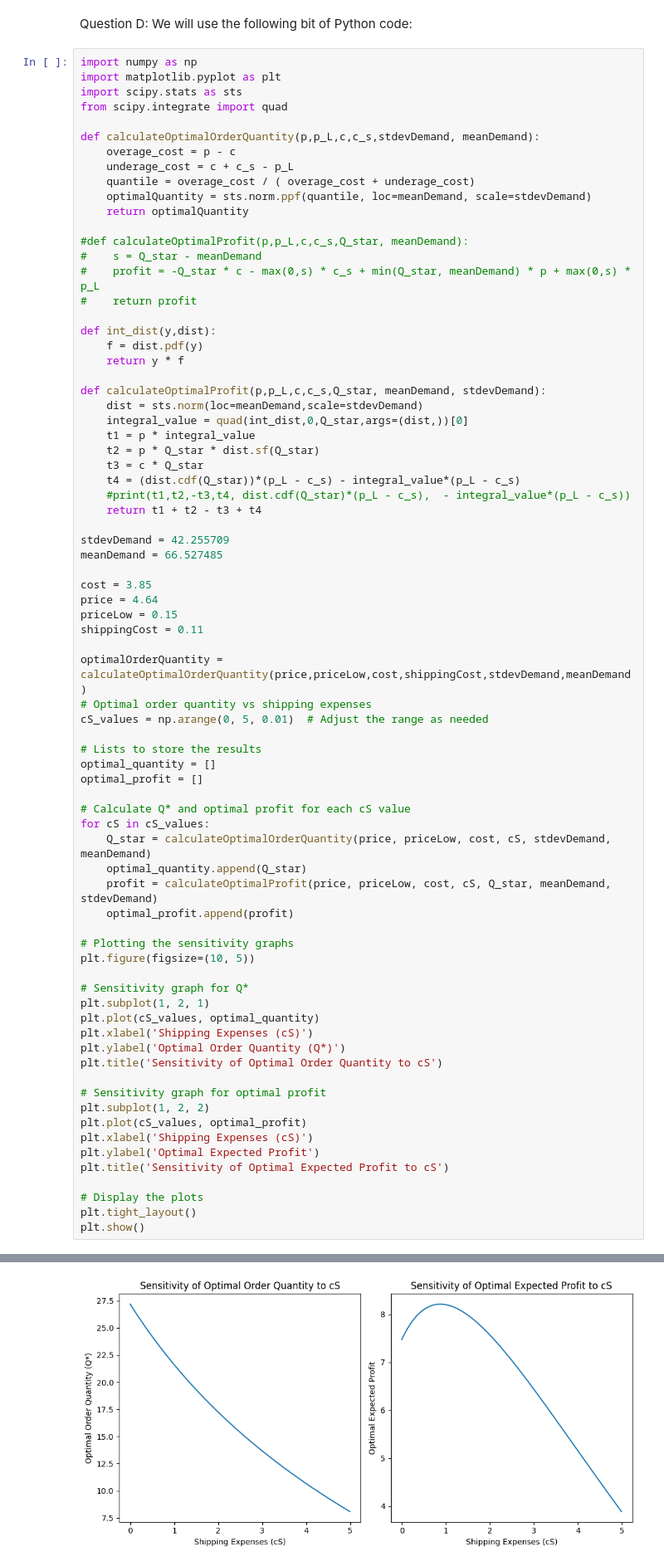
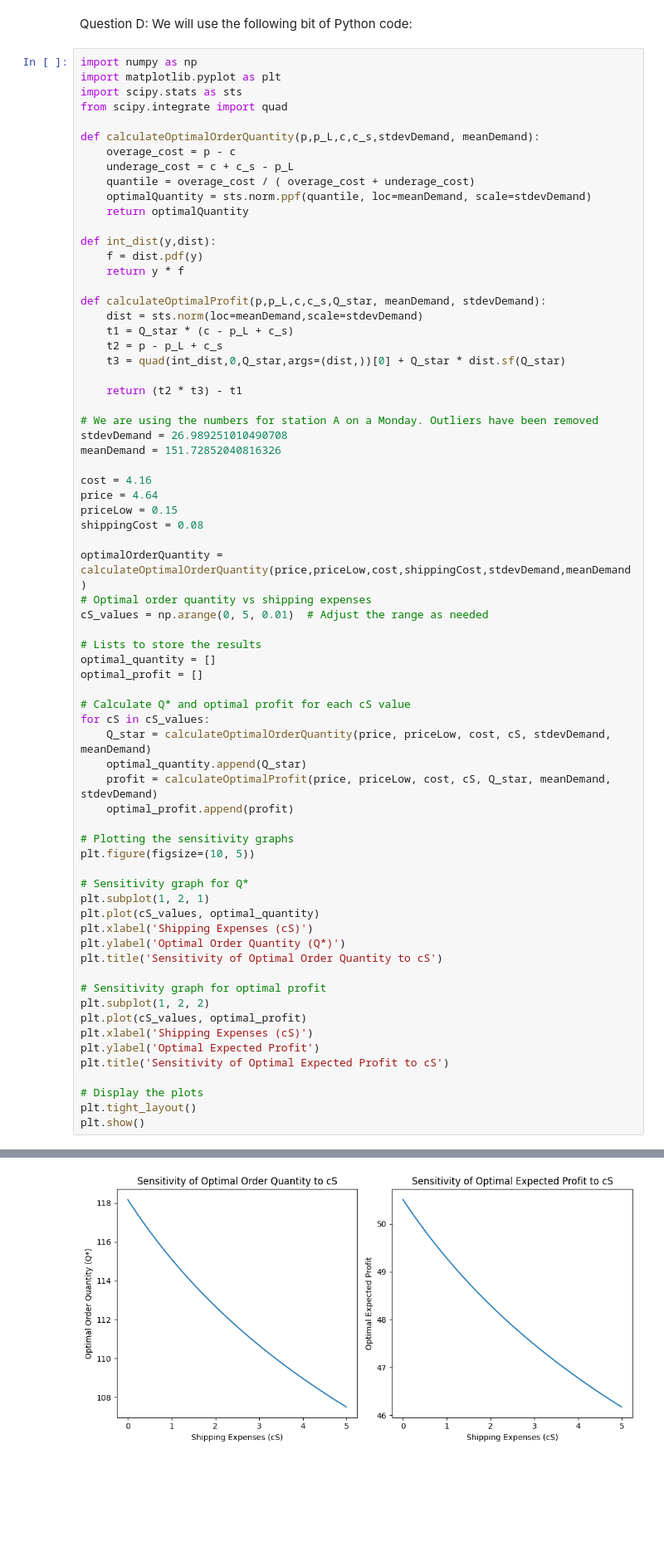
Before and after one commit to Marijn2404/TheThirdPiGame, a Jupyter notebook: Excercise part 2.ipynb, the cells around one changed output, grey strips where cells are left out. Shown at 83% size. Saved outputs shown, nothing was run; the diff lists cells and outputs as text; blank space fills up the shorter version.

Commit message:
Fixed profit function issue.

```diff
--- a/Excercise part 2.ipynb
+++ b/Excercise part 2.ipynb
@@ -38,32 +38,26 @@ def calculateOptimalOrderQuantity(p,p_L,c,c_s,stdevDemand, meanDemand):
     optimalQuantity = sts.norm.ppf(quantile, loc=meanDemand, scale=stdevDemand)
     return optimalQuantity
 
-#def calculateOptimalProfit(p,p_L,c,c_s,Q_star, meanDemand):
-#    s = Q_star - meanDemand
-#    profit = -Q_star * c - max(0,s) * c_s + min(Q_star, meanDemand) * p + max(0,s) * p_L
-#    return profit
-
 def int_dist(y,dist):
     f = dist.pdf(y)
     return y * f
 
 def calculateOptimalProfit(p,p_L,c,c_s,Q_star, meanDemand, stdevDemand):
     dist = sts.norm(loc=meanDemand,scale=stdevDemand)
-    integral_value = quad(int_dist,0,Q_star,args=(dist,))[0]
-    t1 = p * integral_value
-    t2 = p * Q_star * dist.sf(Q_star)
-    t3 = c * Q_star
-    t4 = (dist.cdf(Q_star))*(p_L - c_s) - integral_value*(p_L - c_s)
-    #print(t1,t2,-t3,t4, dist.cdf(Q_star)*(p_L - c_s),  - integral_value*(p_L - c_s))
-    return t1 + t2 - t3 + t4
+    t1 = Q_star * (c - p_L + c_s)
+    t2 = p - p_L + c_s
+    t3 = quad(int_dist,0,Q_star,args=(dist,))[0] + Q_star * dist.sf(Q_star)
 
-stdevDemand = 42.255709
-meanDemand = 66.527485
+    return (t2 * t3) - t1
 
-cost = 3.85
+# We are using the numbers for station A on a Monday. Outliers have been removed
+stdevDemand = 26.989251010490708
+meanDemand = 151.72852040816326
+
+cost = 4.16
 price = 4.64
 priceLow = 0.15
-shippingCost = 0.11
+shippingCost = 0.08
 
 optimalOrderQuantity = calculateOptimalOrderQuantity(price,priceLow,cost,shippingCost,stdevDemand,meanDemand)
 # Optimal order quantity vs shipping expenses
@@ -121 +98 @@ plt.show()
-[figure, old version]
+[figure, new version]
```
Also changed, not shown: parts of 1 cell of this notebook, 6 other files.
